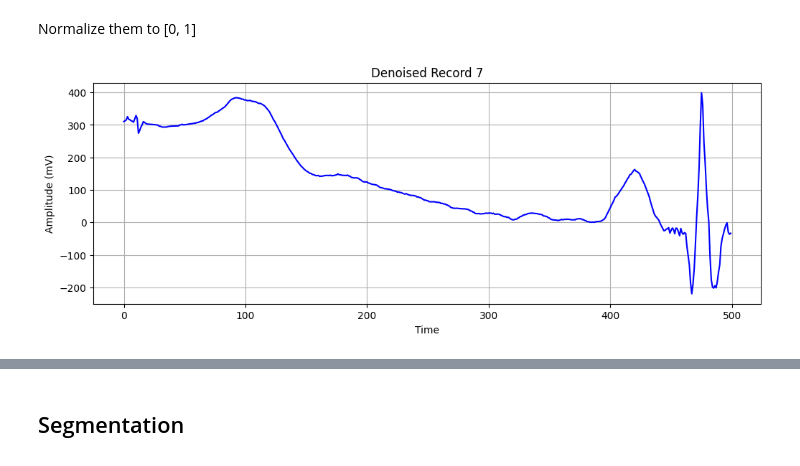
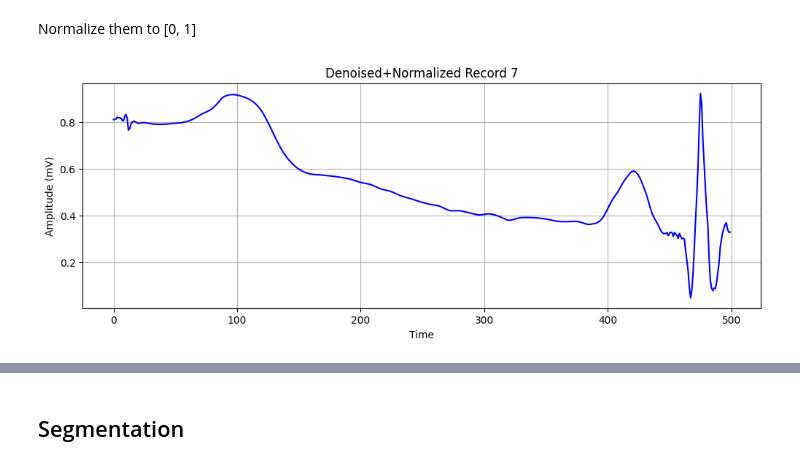
Before and after one commit to rendyisd/ecg-delineation, a Jupyter notebook: main/data_preprocessing.ipynb, the cells around one changed output, grey strips where cells are left out. Drawn from its saved outputs; the diff is of its cells as text; code cells hidden in the pictures.

```diff
--- a/main/data_preprocessing.ipynb
+++ b/main/data_preprocessing.ipynb
@@ -108,9 +108,9 @@ bpm        bpm         Machine BP beat detections           False
 fs = dict_record['fs']
 
 signal = dict_record['p_signal'][:, 1]
-wavelet = 'coif5'
-level = 7
+WAVELET_FUNCTION = 'bior6.8'
+DECOMPOSITION_LEVEL = 7
 
-denoised_signal = util_func.denoise_dwt(signal, wavelet, level)
+denoised_signal = util_func.denoise_dwt(signal, WAVELET_FUNCTION, DECOMPOSITION_LEVEL)
 # %%
 plt.figure(figsize=(12, 4))
@@ -132,11 +139,11 @@ Normalize them to [0, 1]
 normalized_signal = normalize_bound(denoised_signal)
 # %%
 plt.figure(figsize=(12, 4))
-plt.plot(denoised_signal[:fs], label='Denoised Signal', color='blue')
+plt.plot(normalized_signal[:fs], label='Denoised+Normalized Signal', color='blue')
 plt.xlabel('Time')
 plt.ylabel('Amplitude (mV)')
-plt.title(f'Denoised Record {record_number}')
+plt.title(f'Denoised+Normalized Record {record_number}')
 plt.grid(True)
 plt.show()
 # %% [output]
-[figure, old version]
+[figure, new version]
```
Also changed, not shown: parts of 13 cells of this notebook, 8 other files.
